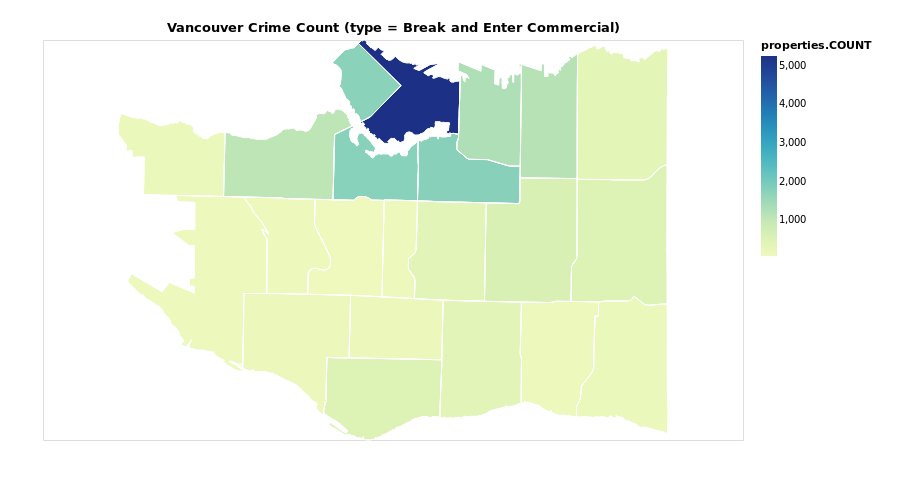
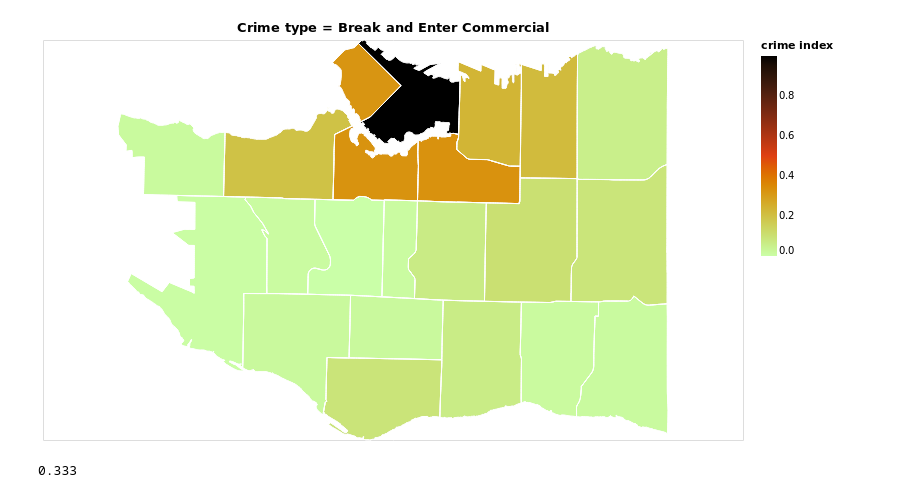
Before and after one commit to tguo9/Vancouver-Crime-Stats, a Jupyter notebook: scr/choropleth.ipynb, the cells around one changed output. Saved outputs shown, nothing was run; the diff lists cells and outputs as text; code cells hidden in the pictures.

Commit message:
Add minmax and color

```diff
--- a/scr/choropleth.ipynb
+++ b/scr/choropleth.ipynb
@@ -6,48 +6,41 @@ import json
 from shapely.geometry import Point, Polygon
 import shapely.wkt
 
-geojson_path = '../data/vancouver.geojson'
-van_json = json.loads(open(geojson_path).read())
+# geojson_path = '../data/vancouver.geojson'
+# van_json = json.loads(open(geojson_path).read())
 
-for a in van_json['features']:
-    if(a['properties']['Name'] == 'Downtown'):
-        a['properties']['Name'] = 'Central Business District'
-    elif(a['properties']['Name'] == 'Arbutus-Ridge'):
-        a['properties']['Name'] = 'Arbutus Ridge'
+# for a in van_json['features']:
+#     if(a['properties']['Name'] == 'Downtown'):
+#         a['properties']['Name'] = 'Central Business District'
+#     elif(a['properties']['Name'] == 'Arbutus-Ridge'):
+#         a['properties']['Name'] = 'Arbutus Ridge'
+#
+# with open(geojson_filepath, 'w') as our_geojson:
+#     json.dump(van_json, our_geojson)
 
 data_path = '../data/crimedata_csv_all_years.csv'
 van_pd = pd.read_csv(data_path)
 
 van_pd_less = van_pd.query('NEIGHBOURHOOD == NEIGHBOURHOOD & NEIGHBOURHOOD != "Musqueam" & NEIGHBOURHOOD != "Stanley Park"')
-van_pd_less_neighborhood = set(van_pd_less['NEIGHBOURHOOD'].unique())
+van_pd_less_neighborhood = list(van_pd_less['NEIGHBOURHOOD'].unique())
+van_pd_less_type = list(van_pd_less['TYPE'].unique())
 
 geojson_filepath = '../data/our_geojson.geojson'
 
-with open(geojson_filepath, 'w') as our_geojson:
-    json.dump(van_json, our_geojson)
-
-def open_geojson(path):
-    """
-    Opens a geojson file at "path" filepath
-    """
-    with open(path) as json_data:
-        d = json.load(json_data)
-    return d
 
 def get_geopandas_df(path):
     """
-    Creates geopandas dataframe from geeojson file
-    at "path" filepath
+    Create a geopandas dataframe from the geeojson at the specified filepath
     """
-    open_json = open_geojson(path)
-    gdf = gpd.GeoDataFrame.from_features((open_json))
+    with open(path) as json_data:
+        open_json = json.load(json_data)
+    gdf = gpd.GeoDataFrame.from_features(open_json)
     return gdf
 
-# Create geopandas dataframe from Central Park geoJson file
 gdf = get_geopandas_df(geojson_filepath)
 gdf = gdf.rename(columns = {'Name': 'NEIGHBOURHOOD'}).drop(columns = 'description')
 
-def plot_choropleth(year_init, year_end, crime_type):
+def plot_choropleth(year_init = 2010, year_end = 2018, crime_type = 'all', crime_threshold = 1):
 
     crime_cnt = (van_pd_less.query('@year_init <= YEAR & YEAR <= @year_end').groupby(['NEIGHBOURHOOD', 'TYPE'])[['MINUTE']]
                  .count().rename(columns = {'MINUTE': 'COUNT'})
@@ -57,36 +50,50 @@ def plot_choropleth(year_init, year_end, crime_type):
         crime_cnt = crime_cnt.groupby('NEIGHBOURHOOD')[['COUNT']].sum().reset_index()
     else:
         crime_cnt = crime_cnt.query('TYPE == @crime_type').groupby('NEIGHBOURHOOD')[['COUNT']].sum().reset_index()
 
+    crime_cnt['MINMAX'] = (crime_cnt['COUNT'] - crime_cnt['COUNT'].min()) / (crime_cnt['COUNT'].max() - crime_cnt['COUNT'].min())
+    crime_cnt['MINMAX'] = round(crime_cnt['MINMAX'], 3)
     crime_geo_cnt = gdf.merge(crime_cnt, on = 'NEIGHBOURHOOD')
 
     alt_json = json.loads(crime_geo_cnt.to_json())
     alt_base = alt.Data(values = alt_json['features'])
 
     base_map = alt.Chart(alt_base,
-                         title = f"Vancouver Crime Count (type = {crime_type})").mark_geoshape(
+                        title = f"Crime type = {crime_type}").mark_geoshape(
             stroke='white',
             strokeWidth=1
         ).encode(
+            tooltip = [alt.Tooltip('properties.NEIGHBOURHOOD:N', title =  'Neighbourhood'),
+                       alt.Tooltip('properties.COUNT:Q', title = 'Count'),
+                       alt.Tooltip('properties.MINMAX:Q', title =  'Ratio')]
         ).properties(
             width=1000,
             height=600
         )
 
-
     choro = alt.Chart(alt_base).mark_geoshape(
         fill = 'lightgray',
         stroke = 'white'
     ).encode(
-        color = 'properties.COUNT:Q'
+        alt.Color('properties.MINMAX:Q',
+                  legend = alt.Legend(title = 'crime index'),
+                  scale=alt.Scale(domain = (0.0, crime_threshold),
+                                  range = ('#CAFFA8', '#DF3F12', '#000000')
+                                 )
+                 )
     )
 
     return (choro + base_map).properties(width = 700, height = 400)
 
 year_init = 2010
 year_end = 2018
-crime_type = 'Break and Enter Commercial'
+crime_type = van_pd_less_type[0]
+crime_threshold = 0.999
 
-plot_choropleth(year_init, year_end, crime_type)
+plot_choropleth(year_init, year_end, crime_type, crime_threshold = crime_threshold)
 # %% [output]
-[figure, old version]
+[figure, new version]
+# %%
+round(1/3, 3)
+# %% [output]
+0.333
```
Also changed, not shown: 1 other file.
